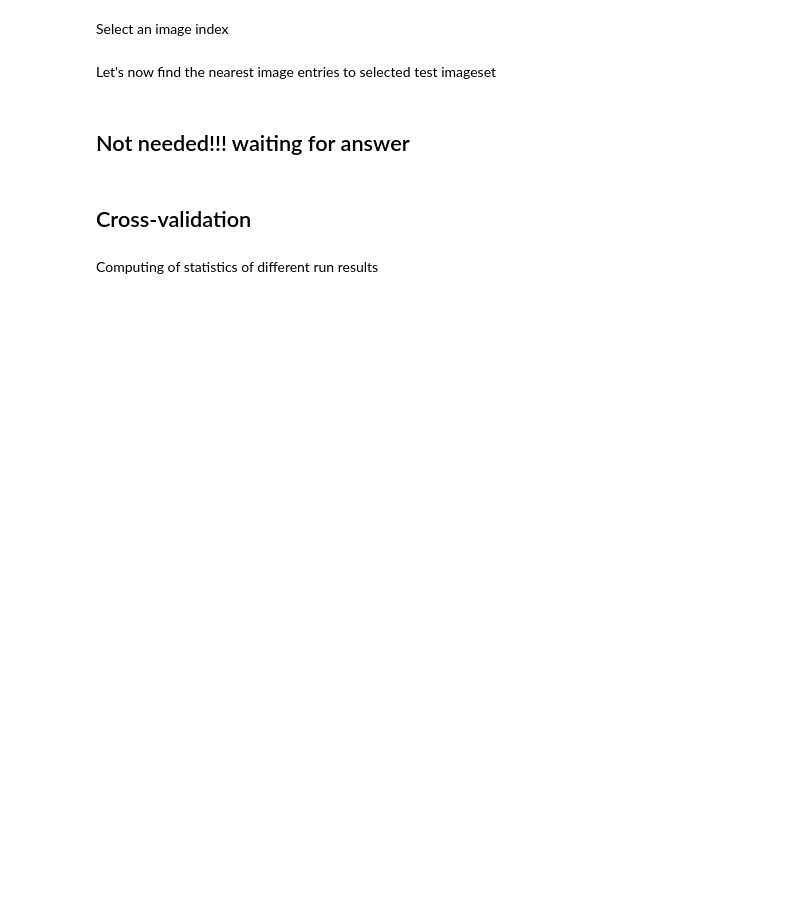
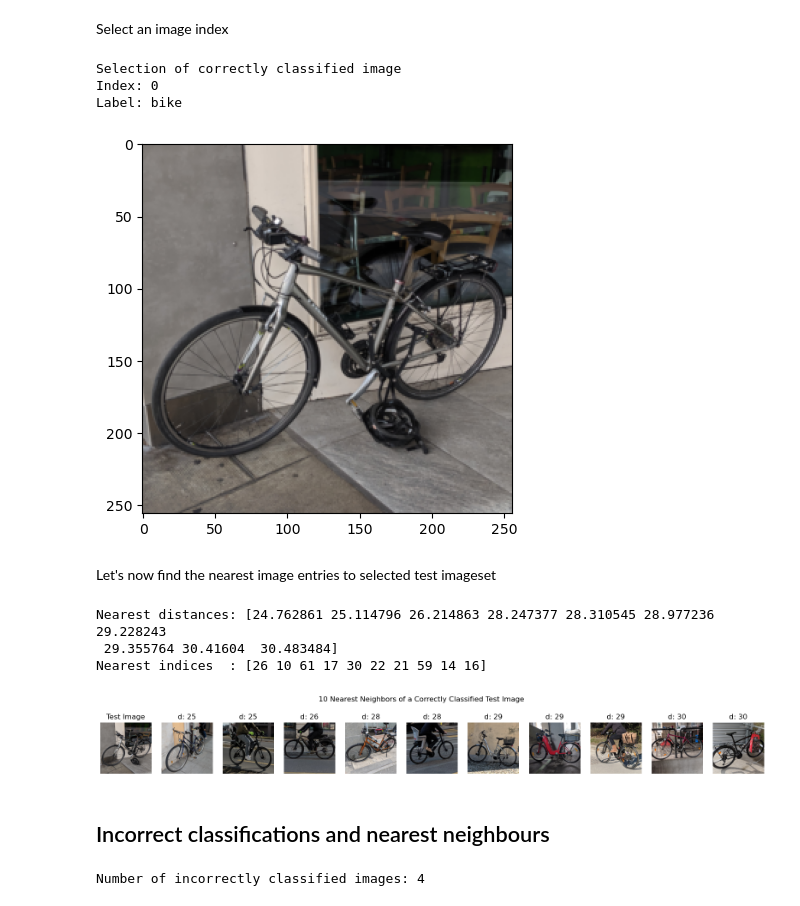
Before and after one commit to miguelfaf10/epfl_extension_school, a Jupyter notebook: 4_machine-learning-II_project/03-Visual-search-with-k-NN.ipynb, the cells around one changed output. Saved outputs shown, nothing was run; the diff lists cells and outputs as text; code cells hidden in the pictures; blank space fills up the shorter version.

```diff
--- a/4_machine-learning-II_project/03-Visual-search-with-k-NN.ipynb
+++ b/4_machine-learning-II_project/03-Visual-search-with-k-NN.ipynb
@@ -82,4 +99,4 @@ knn_pipe_tuned = Pipeline(
      ("knn", KNeighborsClassifier(n_neighbors=5))]
 )
 
-knn_pipe_tuned.fit(X_tr, y_tr)
+knn_pipe_tuned.fit(X_train, y_train)
@@ -136,36 +163,8 @@ np.load(files_test[0])
 # %%
-from tensorflow.keras.preprocessing.image import ImageDataGenerator
-
 # Define image size and scaling
 image_size = (224, 224)
 batch_size = 32
 
 datagen = ImageDataGenerator(rescale=1./255)  # Adjust rescaling if needed
-print('Testing set:')
 test_images = datagen.flow_from_directory('./test', target_size=image_size, batch_size=batch_size, shuffle=False)
-
-def get_image_by_index(data_flow, desired_index):
-
-    test_images.reset()
-
-    # Calculate batch number and index within the batch
-    batch_size = data_flow.batch_size
-    batch_number = desired_index // batch_size + 1
-    index_within_batch = desired_index % batch_size
-
-    for _ in range(batch_number):
-        images, labels = next(data_flow)
-
-    image = images[index_within_batch]
-    label = labels[index_within_batch]
-
-    return image, label
-
-def get_image_by_index(fileset, desired_index):
-
-    image =
-
-    image = images[index_within_batch]
-    label = labels[index_within_batch]
-
-    return image, label
+train_images = datagen.flow_from_directory('./train', target_size=image_size, batch_size=batch_size, shuffle=False)
@@ -177,2 +178,16 @@ print(f'Label of selected image: {class_labels[y_test_decoded[chosen_index]]}')
+# %%
+idx = 0
+chosen_index = correct_indices[idx]
+
+image, label = get_image_by_index(test_images, chosen_index)
+plt.imshow(image)
+print(f'Selection of correctly classified image')
+print(f'Index: {chosen_index}')
+print(f'Label: {class_labels[label]}')
+# %% [output]
+Selection of correctly classified image
+Index: 0
+Label: bike
+[figure, added]
 # %% [markdown]
 Let's now find the nearest image entries to selected test imageset
@@ -179,20 +204,20 @@ Let's now find the nearest image entries to selected test imageset
 # %%
 from sklearn.neighbors import NearestNeighbors
 
-# Initialize and fit the NearestNeighbors model
-neighbors_model = NearestNeighbors(n_neighbors=3, algorithm='auto')
-neighbors_model.fit(X_test)
-
-nearest_distances, nearest_indices = neighbors_model.kneighbors(X_test[chosen_index,:].reshape(1, -1), n_neighbors=11)
+nearest_distances, nearest_indices = knn.kneighbors(X_test_transf[chosen_index,:].reshape(1, -1), n_neighbors=10)
 
 nearest_distances = nearest_distances[0]
 nearest_indices = nearest_indices[0]
 
 print(f'Nearest distances: {nearest_distances}')
 print(f'Nearest indices  : {nearest_indices}')
+# %% [output]
+Nearest distances: [24.762861 25.114796 26.214863 28.247377 28.310545 28.977236 29.228243
+ 29.355764 30.41604  30.483484]
+Nearest indices  : [26 10 61 17 30 22 21 59 14 16]
 # %%
 # Plot the chosen test image
-fig, axes = plt.subplots(1, 11, figsize=(20, 3))
+fig, axes = plt.subplots(1, 11, figsize=(20, 2.5))
 
 chosen_image, chosen_label = get_image_by_index(test_images, chosen_index)
 axes[0].imshow(chosen_image)
@@ -200,16 +225,14 @@ axes[0].set_title("Test Image")
 axes[0].axis("off")
 
 # Plot the 10 nearest neighbors from the training set
-for i, nearest_index in enumerate(nearest_indices[1:], start=1):
+for i, nearest_index in enumerate(nearest_indices, start=1):
 
-    nearest_image, nearest_label = get_image_by_index(test_images, nearest_index)
+    nearest_image, nearest_label = get_image_by_index(train_images, nearest_index)
     axes[i].imshow(nearest_image)
-    axes[i].set_title(f"d: {nearest_distances[i]:.0f}")
+    axes[i].set_title(f"d: {nearest_distances[i-1]:.0f}")
     axes[i].axis("off")
 
 plt.suptitle("10 Nearest Neighbors of a Correctly Classified Test Image")
 plt.show()
+# %% [output]
+[figure, added]
-# %% [markdown]
-## Not needed!!! waiting for answer
-# %% [markdown]
-## Cross-validation
@@ -241,2 +238,0 @@ gs_results.groupby('k')
-# %% [markdown]
-Computing of statistics of different run results
@@ -268,0 +239,8 @@ plt.show()
+# %% [markdown]
+## Incorrect classifications and nearest neighbours
+# %%
+# Find the incorrectly classified test images
+incorrect_indices = np.where(y_test_decoded != y_pred_decoded)[0]
+print(f'Number of incorrectly classified images: {len(incorrect_indices)}')
+# %% [output]
+Number of incorrectly classified images: 4
```
Also changed, not shown: parts of 25 cells of this notebook, 6 other files.
